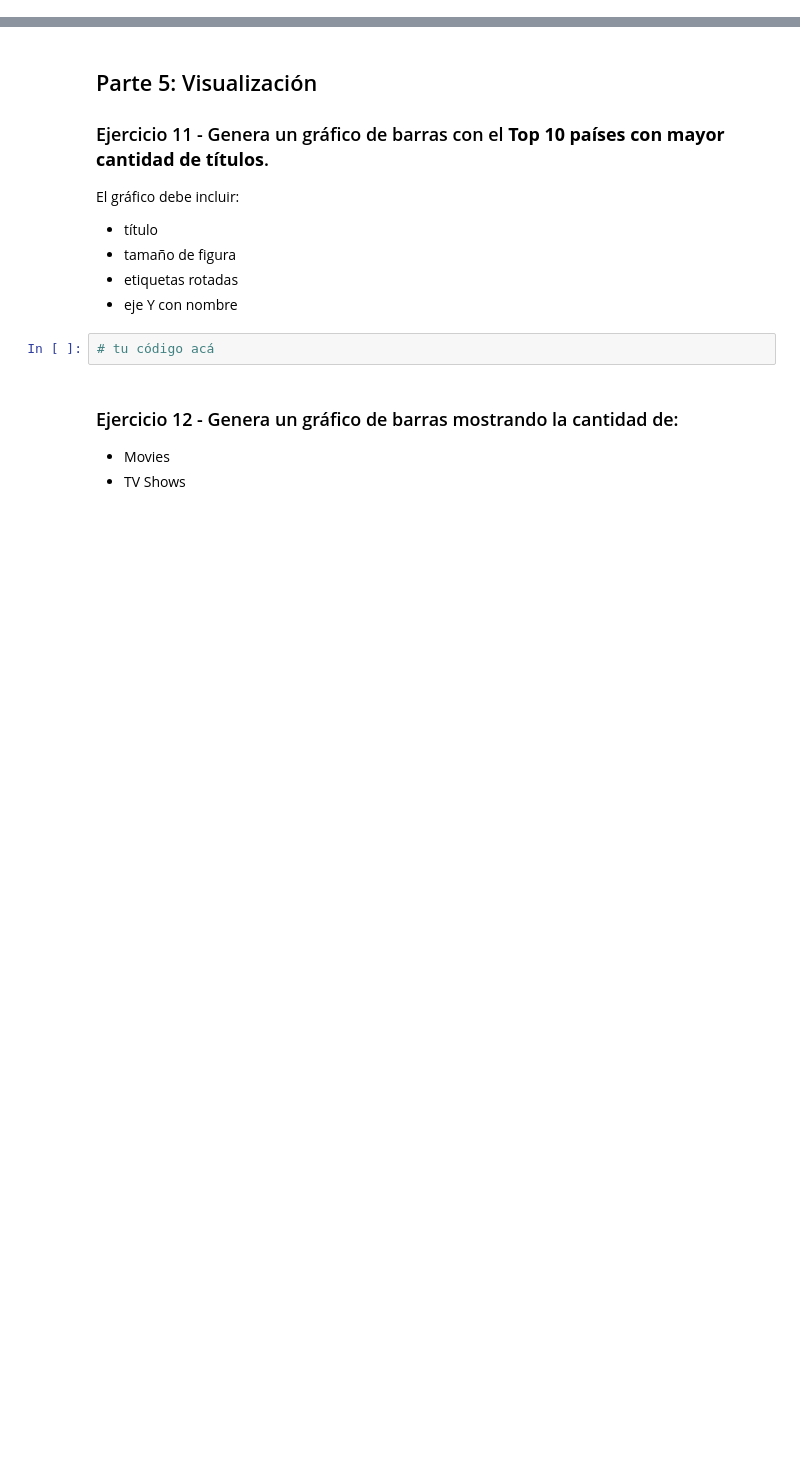
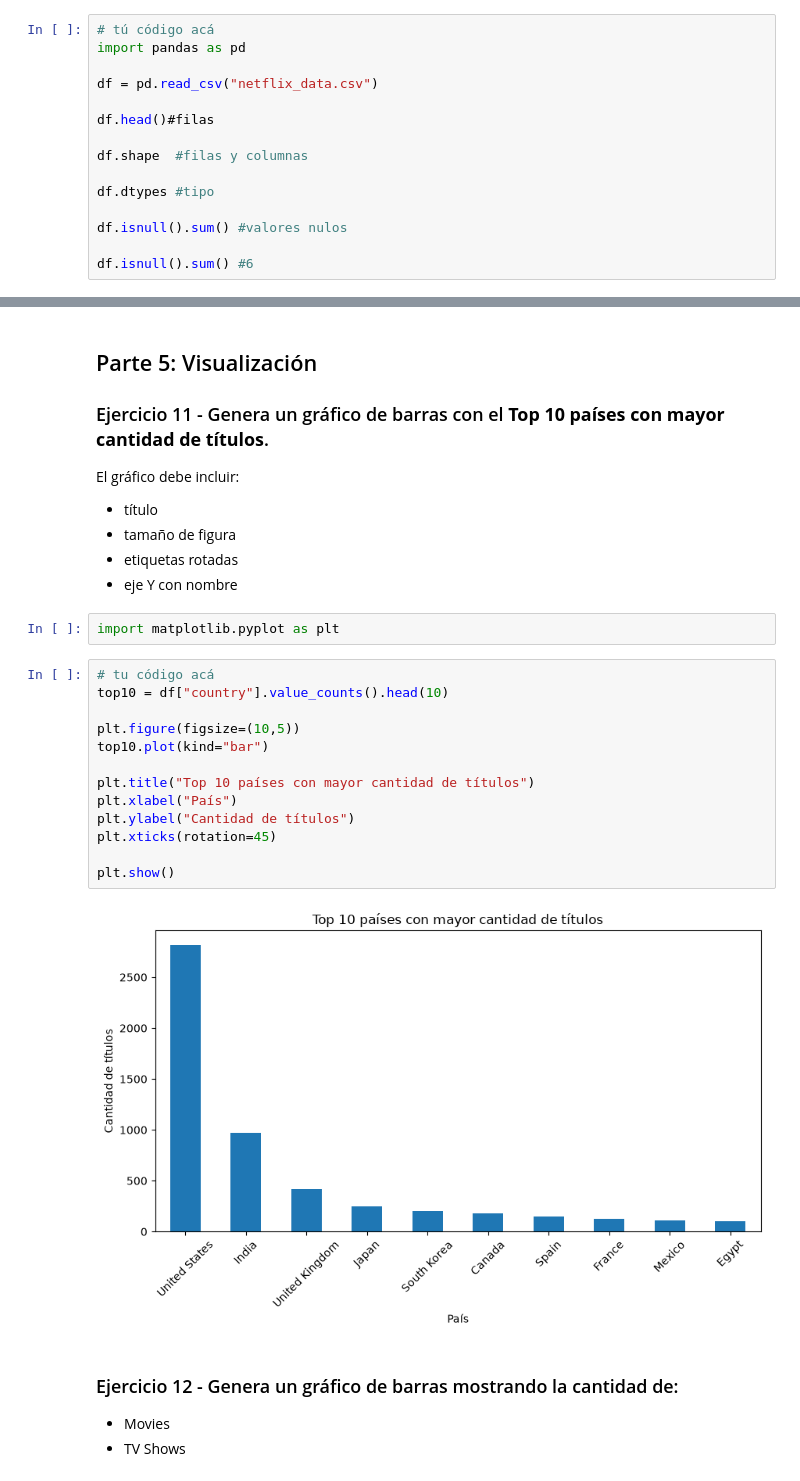
Before and after one commit to racheldai11/data-analysis-course, a Jupyter notebook: modulo-3-transformacion/clase-10/practica/notebook.ipynb, the cells around one changed output, grey strips where cells are left out. Drawn from its saved outputs; the diff is of its cells as text; blank space fills up the shorter version.

```diff
--- a/modulo-3-transformacion/clase-10/practica/notebook.ipynb
+++ b/modulo-3-transformacion/clase-10/practica/notebook.ipynb
@@ -35,0 +27,15 @@ Antes de comenzar el análisis responde:
+# %%
+# tú código acá
+import pandas as pd
+
+df = pd.read_csv("netflix_data.csv")
+
+df.head()#filas
+
+df.shape  #filas y columnas
+
+df.dtypes #tipo
+
+df.isnull().sum() #valores nulos
+
+df.isnull().sum() #6
@@ -128,8 +317,23 @@ El gráfico debe incluir:
 - tamaño de figura
 - etiquetas rotadas
 - eje Y con nombre
-# %%
-# tu código acá
+# %%
+import matplotlib.pyplot as plt
+# %%
+# tu código acá
+top10 = df["country"].value_counts().head(10)
+
+plt.figure(figsize=(10,5))
+top10.plot(kind="bar")
+
+plt.title("Top 10 países con mayor cantidad de títulos")
+plt.xlabel("País")
+plt.ylabel("Cantidad de títulos")
+plt.xticks(rotation=45)
+
+plt.show()
+# %% [output]
+[figure, added]
 # %% [markdown]
 ### Ejercicio 12 - Genera un gráfico de barras mostrando la cantidad de:
 
```
Also changed, not shown: parts of 20 cells of this notebook.
